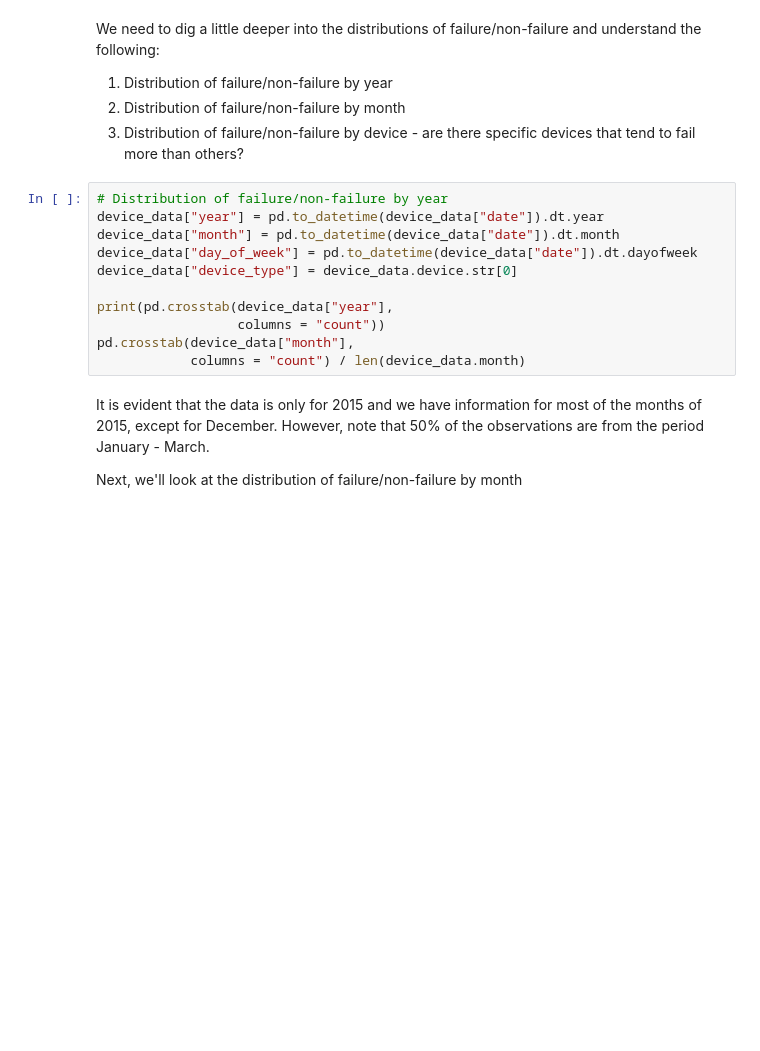
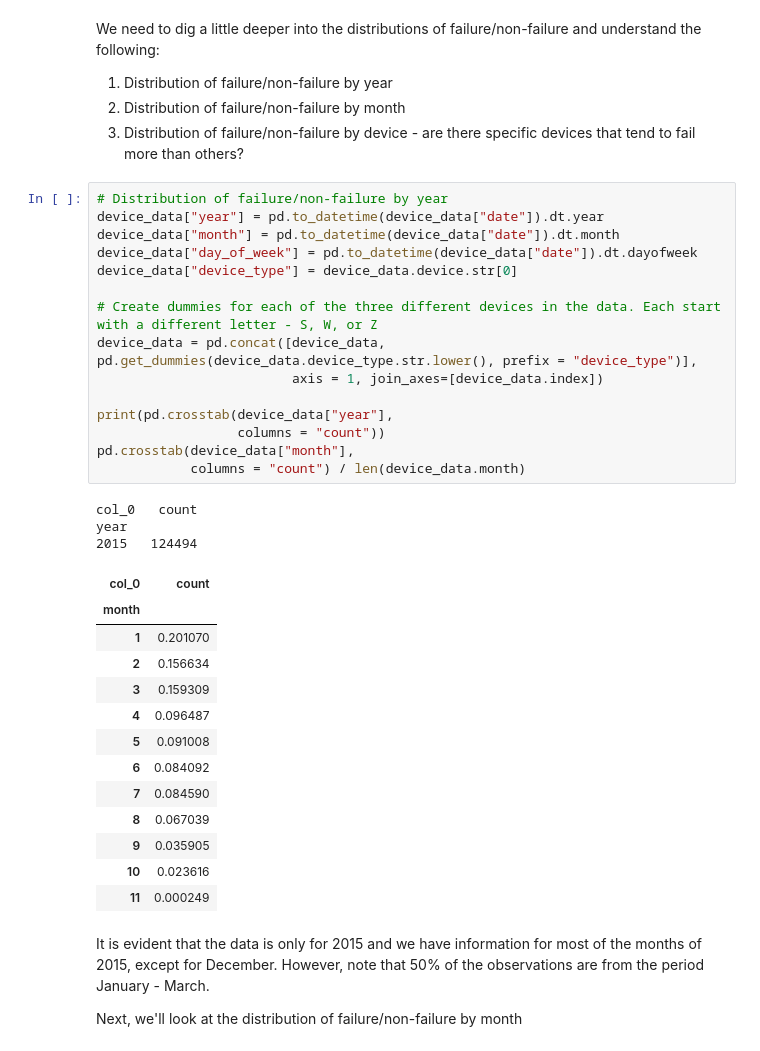
Before and after one commit to vatodorov/ImbalancedDataModels, a Jupyter notebook: aws_device_failures.ipynb, the cells around one changed output. Cells and saved outputs as stored; diff of their text form; blank space fills up the shorter version.

```diff
--- a/aws_device_failures.ipynb
+++ b/aws_device_failures.ipynb
@@ -109,14 +98,35 @@ We need to dig a little deeper into the distributions of failure/non-failure and
 # %%
 # Distribution of failure/non-failure by year
 device_data["year"] = pd.to_datetime(device_data["date"]).dt.year
 device_data["month"] = pd.to_datetime(device_data["date"]).dt.month
 device_data["day_of_week"] = pd.to_datetime(device_data["date"]).dt.dayofweek
 device_data["device_type"] = device_data.device.str[0]
 
+# Create dummies for each of the three different devices in the data. Each start with a different letter - S, W, or Z
+device_data = pd.concat([device_data, pd.get_dummies(device_data.device_type.str.lower(), prefix = "device_type")],
+                         axis = 1, join_axes=[device_data.index])
+
 print(pd.crosstab(device_data["year"],
                   columns = "count"))
 pd.crosstab(device_data["month"],
             columns = "count") / len(device_data.month)
+# %% [output]
+col_0   count
+year
+2015   124494
+| col_0 | count |
+| month |  |
+| 1 | 0.201070 |
+| 2 | 0.156634 |
+| 3 | 0.159309 |
+| 4 | 0.096487 |
+| 5 | 0.091008 |
+| 6 | 0.084092 |
+| 7 | 0.084590 |
+| 8 | 0.067039 |
+| 9 | 0.035905 |
+| 10 | 0.023616 |
+| 11 | 0.000249 |
 # %% [markdown]
 It is evident that the data is only for 2015 and we have information for most of the months of 2015, except for December. However, note that 50% of the observations are from the period January - March.
 <p>
```
Also changed, not shown: parts of 11 cells of this notebook.
